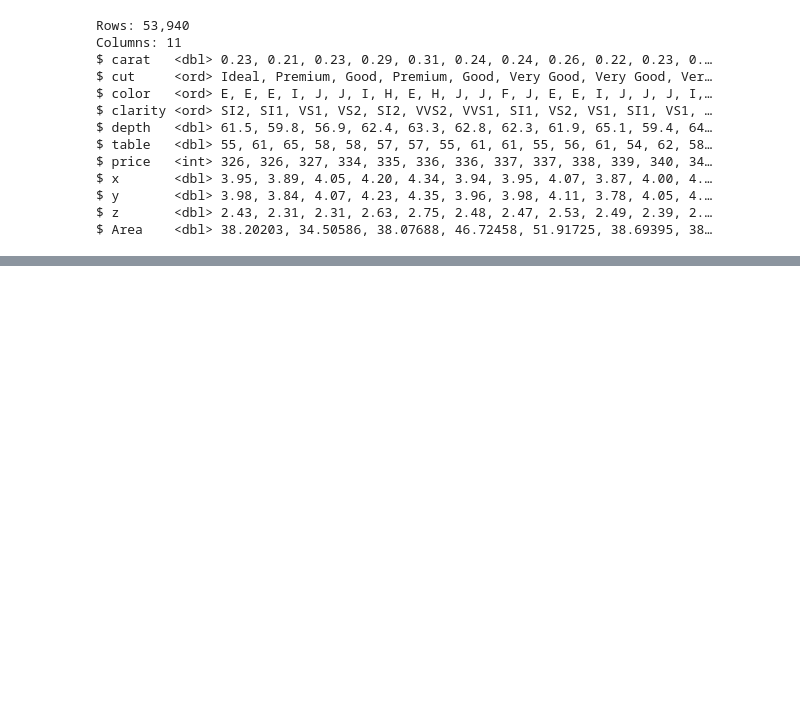
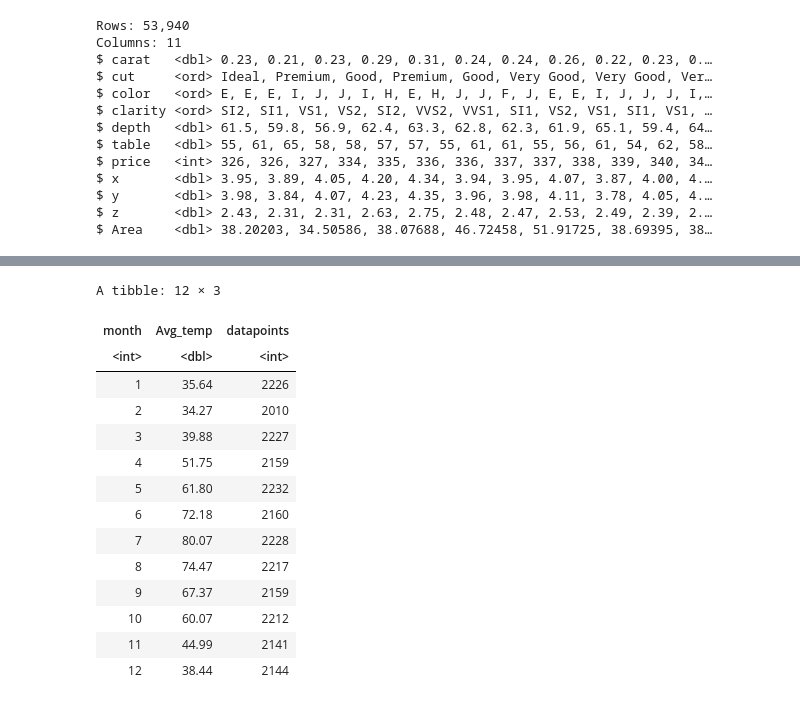
Before and after one commit to cann-emma/R, a Jupyter notebook: Dplyr.ipynb, the cells around one changed output, grey strips where cells are left out. Saved outputs shown, nothing was run; the diff lists cells and outputs as text; code cells hidden in the pictures; blank space fills up the shorter version.

```diff
--- a/Dplyr.ipynb
+++ b/Dplyr.ipynb
@@ -175,0 +194,18 @@ $ Area    <dbl> 38.20203, 34.50586, 38.07688, 46.72458, 51.91725, 38.69395, 38
+# %%
+weather%>%group_by(month)%>%summarise(Avg_temp= round(mean(temp, na.rm=T),2), datapoints= n())
+# %% [output]
+A tibble: 12 × 3
+| month | Avg_temp | datapoints |
+| <int> | <dbl> | <int> |
+| 1 | 35.64 | 2226 |
+| 2 | 34.27 | 2010 |
+| 3 | 39.88 | 2227 |
+| 4 | 51.75 | 2159 |
+| 5 | 61.80 | 2232 |
+| 6 | 72.18 | 2160 |
+| 7 | 80.07 | 2228 |
+| 8 | 74.47 | 2217 |
+| 9 | 67.37 | 2159 |
+| 10 | 60.07 | 2212 |
+| 11 | 44.99 | 2141 |
+| 12 | 38.44 | 2144 |
```
Also changed, not shown: parts of 7 cells of this notebook.
